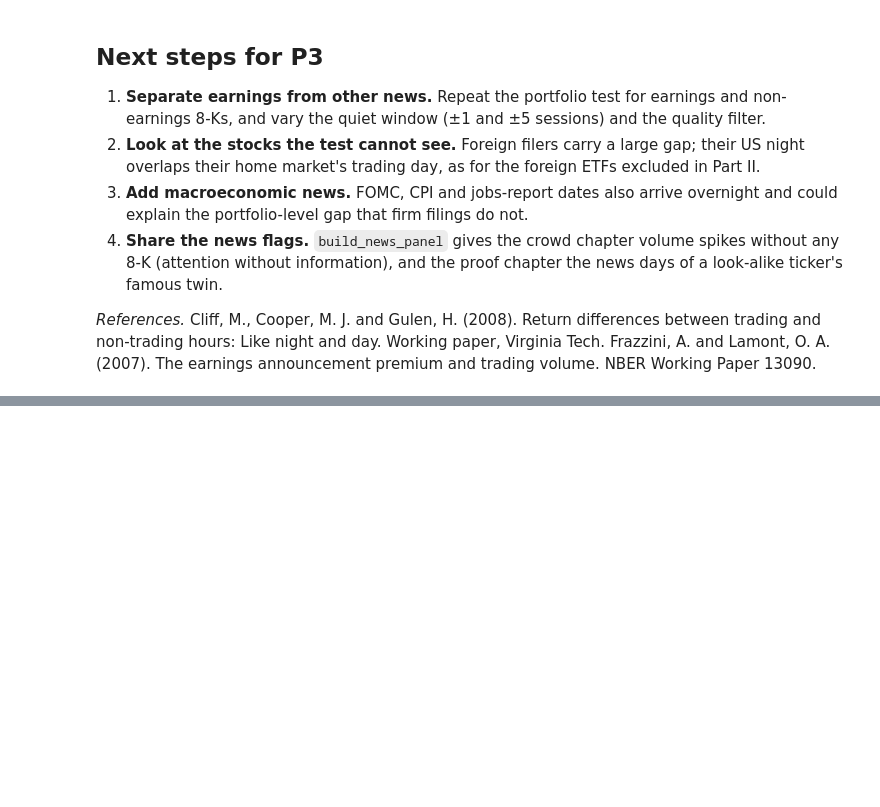
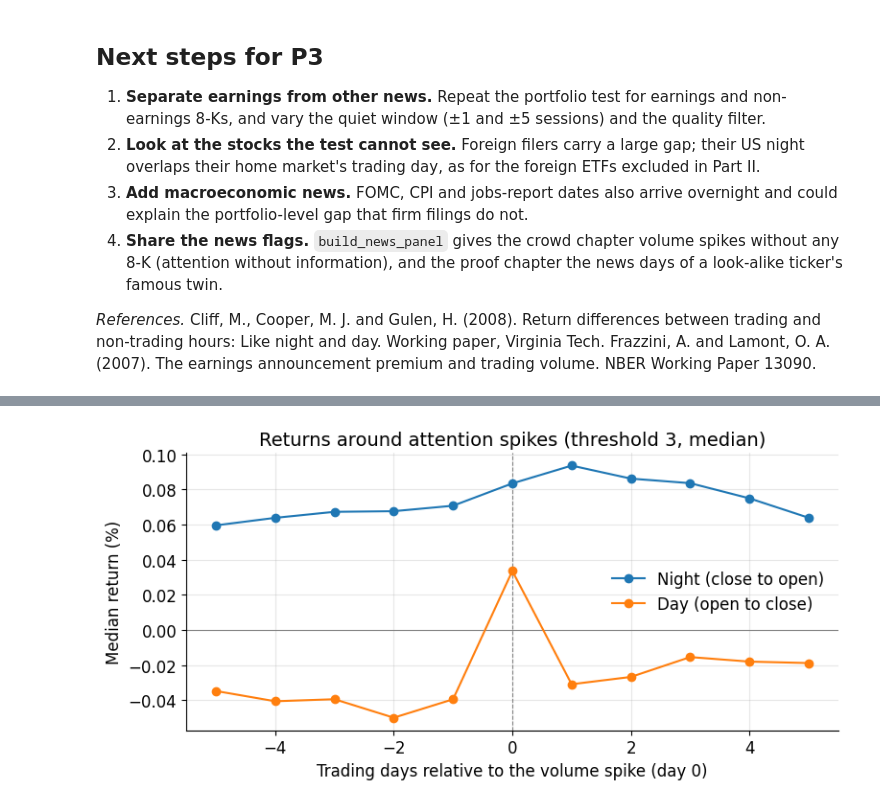
Before and after one commit to theanalysts-ada/Project_ADA_Stock_Markets_TheAnalysts, a Jupyter notebook: results.ipynb, the cells around one changed output, grey strips where cells are left out. Saved outputs shown, nothing was run; the diff lists cells and outputs as text; code cells hidden in the pictures; blank space fills up the shorter version.

```diff
--- a/results.ipynb
+++ b/results.ipynb
@@ -1012,0 +1051,4 @@ The quiet gap is only borderline significant (p = 0.094), so news may explain pa
+# %%
+fig = plot_event_study(result, stat="median", title="Returns around attention spikes (threshold 3, median)")
+# %% [output]
+[figure, added]
```
Also changed, not shown: parts of 27 cells of this notebook.
